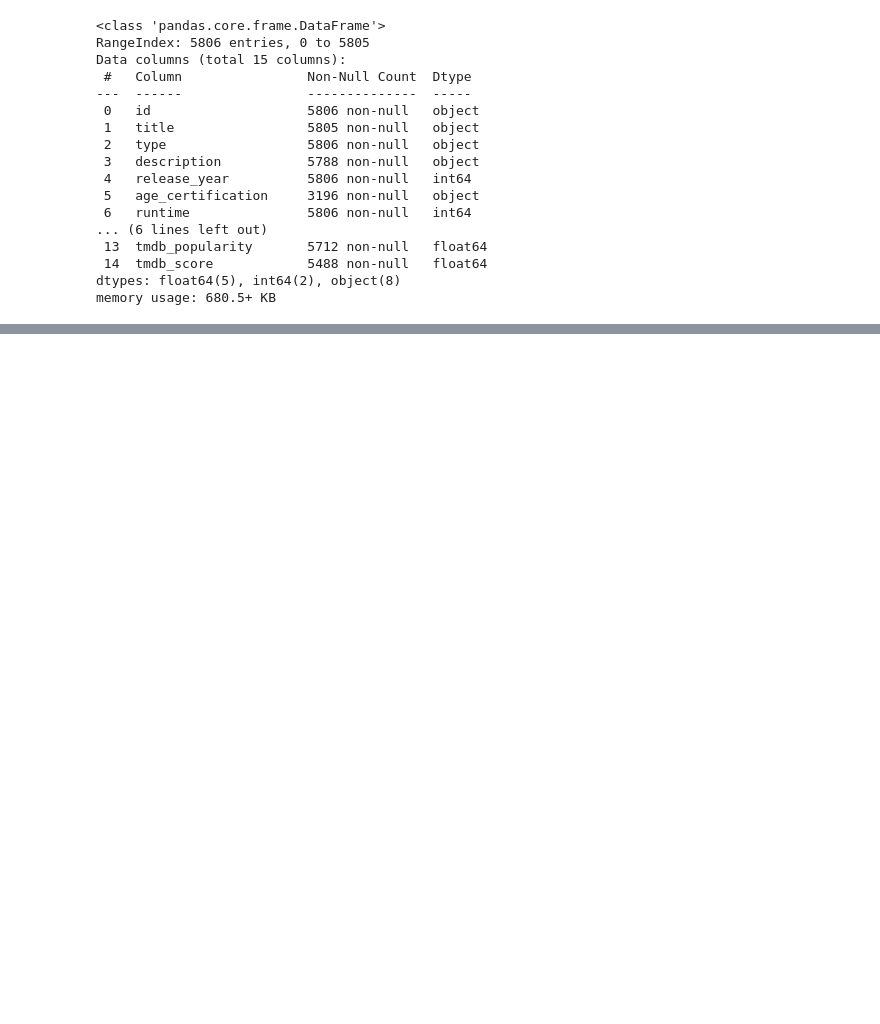
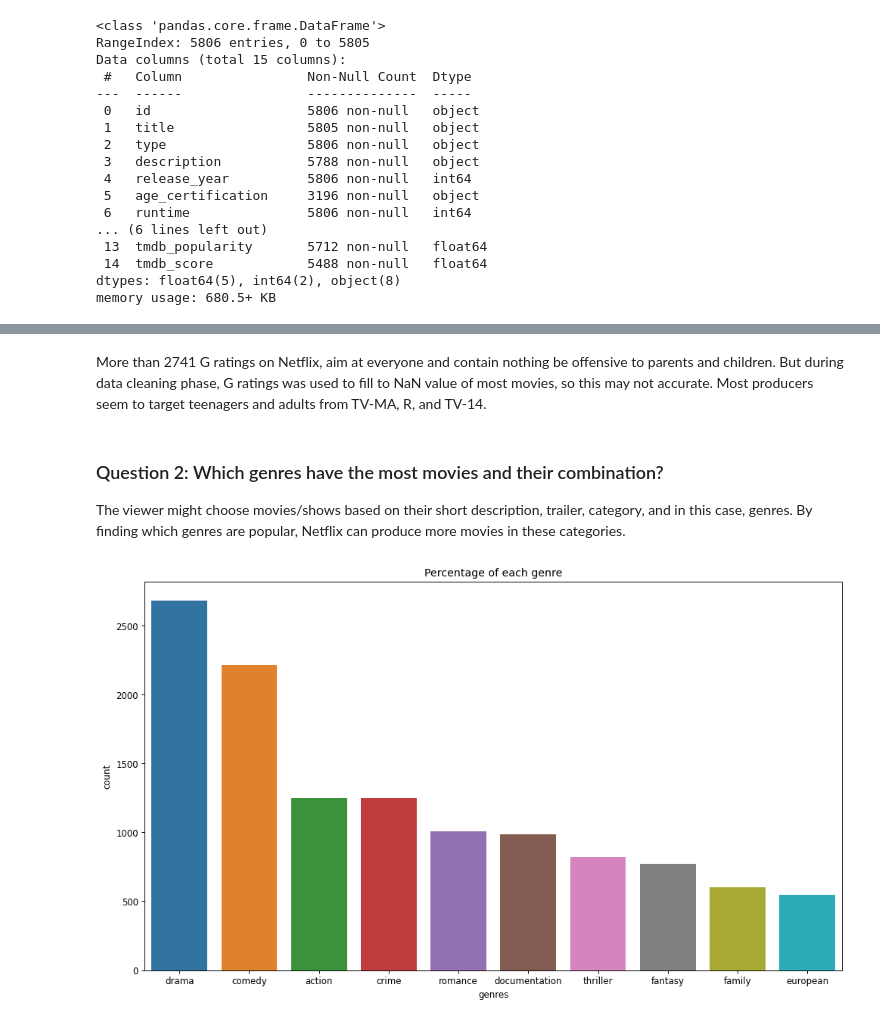
Before and after one commit to truongphung12947/udacity_nd025, a Jupyter notebook: prj_01/netflix.ipynb, the cells around one changed output, grey strips where cells are left out. Drawn from its saved outputs; the diff is of its cells as text; code cells hidden in the pictures; blank space fills up the shorter version.

```diff
--- a/prj_01/netflix.ipynb
+++ b/prj_01/netflix.ipynb
@@ -196,0 +93,3 @@ plt.show()
+# %%
+# Some movies has IMDB ID but has not open to vote yet
+df.loc[df['imdb_score'].isnull(), 'imdb_score'] = 0.0
@@ -196,0 +133,4 @@ plt.show()
+# %%
+# Assume all blank movie can be viewed by all age
+df.loc[df['age_certification'].isnull(), 'age_certification'] = 'G'
+df['age_certification'].value_counts()
@@ -196,0 +171,26 @@ plt.show()
+# %% [markdown]
+More than 2741 G ratings on Netflix, aim at everyone and contain nothing be offensive to parents and children. But during data cleaning phase, G ratings was used to fill to NaN value of most movies, so this may not accurate. Most producers seem to target teenagers and adults from TV-MA, R, and TV-14.
+# %% [markdown]
+### Question 2: Which genres have the most movies and their combination?
+The viewer might choose movies/shows based on their short description, trailer, category, and in this case, genres. By finding which genres are popular, Netflix can produce more movies in these categories.
+# %%
+# Create new Dataframe to store name and count value
+genres_df = defaultdict(int)
+genres_values = df['genres'].value_counts().reset_index()
+# Change columns name
+genres_values.rename(columns={'index': 'genres', 'genres': 'count'}, inplace=True)
+# Count value
+for val in list_genres_values:
+    for idx in range(genres_values.shape[0]):
+        if val in df['genres'][idx]:
+            genres_df[val] += int(genres_values['count'][idx])
+genres_df = pd.DataFrame(pd.Series(genres_df)).reset_index()
+genres_df.columns = ['genres', 'count']
+# Sort value from high to low
+genres_df.sort_values('count', ascending=False, inplace=True)
+
+plt.figure(figsize=(14,8), dpi=85)
+sns.barplot(x='genres', y='count', data=genres_df.nlargest(10, 'count'))
+plt.title('Percentage of each genre');
+# %% [output]
+[figure, added]
```
Also changed, not shown: parts of 48 cells of this notebook.
